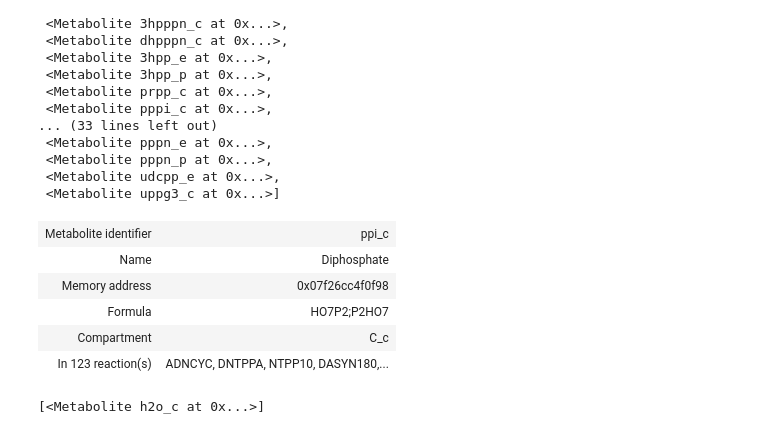
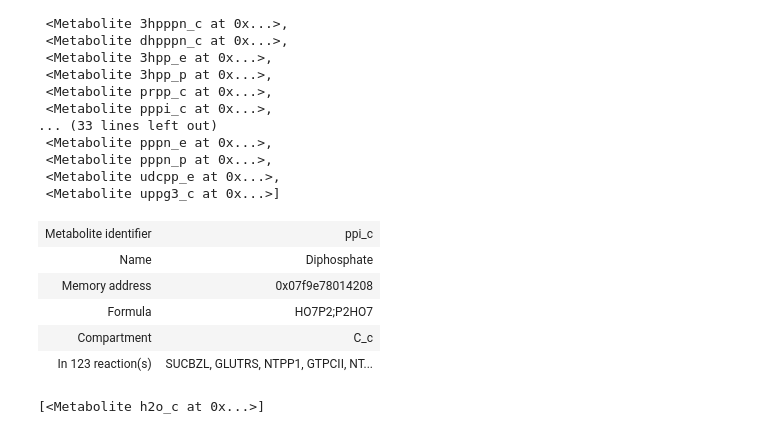
Before and after one commit to 27410/27410-2020-group-project-group-7_vibrio-natriegens, a Jupyter notebook: Report.ipynb, the cells around one changed output. Saved outputs shown, nothing was run; the diff lists cells and outputs as text; code cells hidden in the pictures.

```diff
--- a/Report.ipynb
+++ b/Report.ipynb
@@ -75,6 +73,6 @@ For that a copy of modelM9 is made:
 # %%
 modelc = modelM9.copy()
 # %%
-modelc.reactions.EX_glc__D_e.bounds = -21.4,21.4
+modelc.reactions.EX_glc__D_e.bounds = -21.4,-21.4
 (modelc.optimize().objective_value)
 # %% [output]
@@ -82,6 +80,7 @@ modelc.reactions.EX_glc__D_e.bounds = -21.4,21.4
 # %%
 with modelc:
-    modelc.reactions.EX_glc__D_e.bounds = -1000,1000
+
+    modelc.reactions.EX_glc__D_e.bounds = -1000,-1000
     print(modelc.optimize())
     solution2 = modelc.optimize()
     print(solution2.fluxes.EX_glc__D_e)
@@ -103,4 +104,6 @@ solution.fluxes.EX_o2_e
 # %%
-modelc.reactions.EX_o2_e.bounds = -28.4, 28.4
-modelc.optimize().objective_value
+modelc.reactions.EX_o2_e.bounds = -28, -28
+print(modelc.optimize().objective_value)
+solution=modelc.optimize()
+print(solution.fluxes.EX_o2_e)
 # %% [output]
@@ -222,12 +225,12 @@ modelM9.metabolites.query('pp','id')
  <Metabolite udcpp_e at 0x...>,
  <Metabolite uppg3_c at 0x...>]
 # %%
-modelM9.metabolites.ppi_c
+modelc.metabolites.ppi_c
 # %% [output]
 | Metabolite identifier | ppi_c |
 | Name | Diphosphate |
-| Memory address | 0x07f26cc4f0f98 |
+| Memory address | 0x07f9e78014208 |
 | Formula | HO7P2;P2HO7 |
 | Compartment | C_c |
-| In 123 reaction(s) | ADNCYC, DNTPPA, NTPP10, DASYN180,... |
+| In 123 reaction(s) | SUCBZL, GLUTRS, NTPP1, GTPCII, NT... |
 # %%
```
Also changed, not shown: parts of 49 cells of this notebook, 1 other file.
